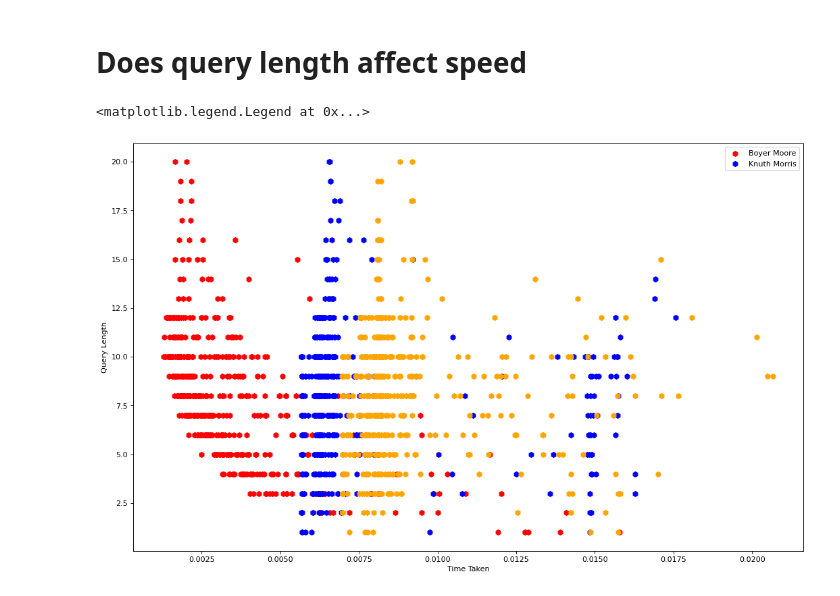
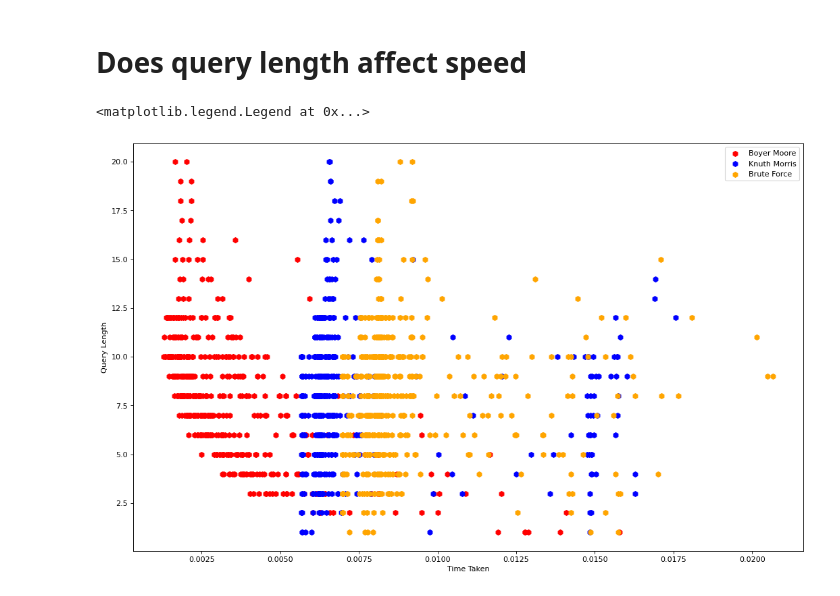
Before and after one commit to jeslynlamxy/dna-sequence-searching, a Jupyter notebook: speed_analysis.ipynb, the cells around one changed output. Cells and saved outputs as stored; diff of their text form; code cells hidden in the pictures.

```diff
--- a/speed_analysis.ipynb
+++ b/speed_analysis.ipynb
@@ -435,14 +435,14 @@ plt.show()
 # %%
 plt.figure(figsize=(16, 10), dpi= 80, facecolor='w', edgecolor='k')
 
 
 plt.scatter(bm_file_df['Time Taken'], bm_file_df['Query Length'], marker='h', s=50, c="red")
 # plt.scatter(rk_file_df['Time Taken'], rk_file_df['Query Length'], marker='h', s=50, c="black")
 plt.scatter(kmp_file_df['Time Taken'], kmp_file_df['Query Length'], marker='h', s=50, c="blue")
 # plt.scatter(sbf_file_df['Time Taken'], sbf_file_df['Query Length'], marker='h', s=50, c="purple")
 plt.scatter(bf_file_df['Time Taken'], bf_file_df['Query Length'], marker='h', s=50, c="orange")
 plt.gca().set(xlabel='Time Taken', ylabel='Query Length')
-plt.legend(['Boyer Moore', 'Knuth Morris'], loc='best', fontsize=10)
+plt.legend(['Boyer Moore', 'Knuth Morris', 'Brute Force'], loc='best', fontsize=10)
 # %% [output]
 <matplotlib.legend.Legend at 0x...>
-[figure, old version]
+[figure, new version]
```
